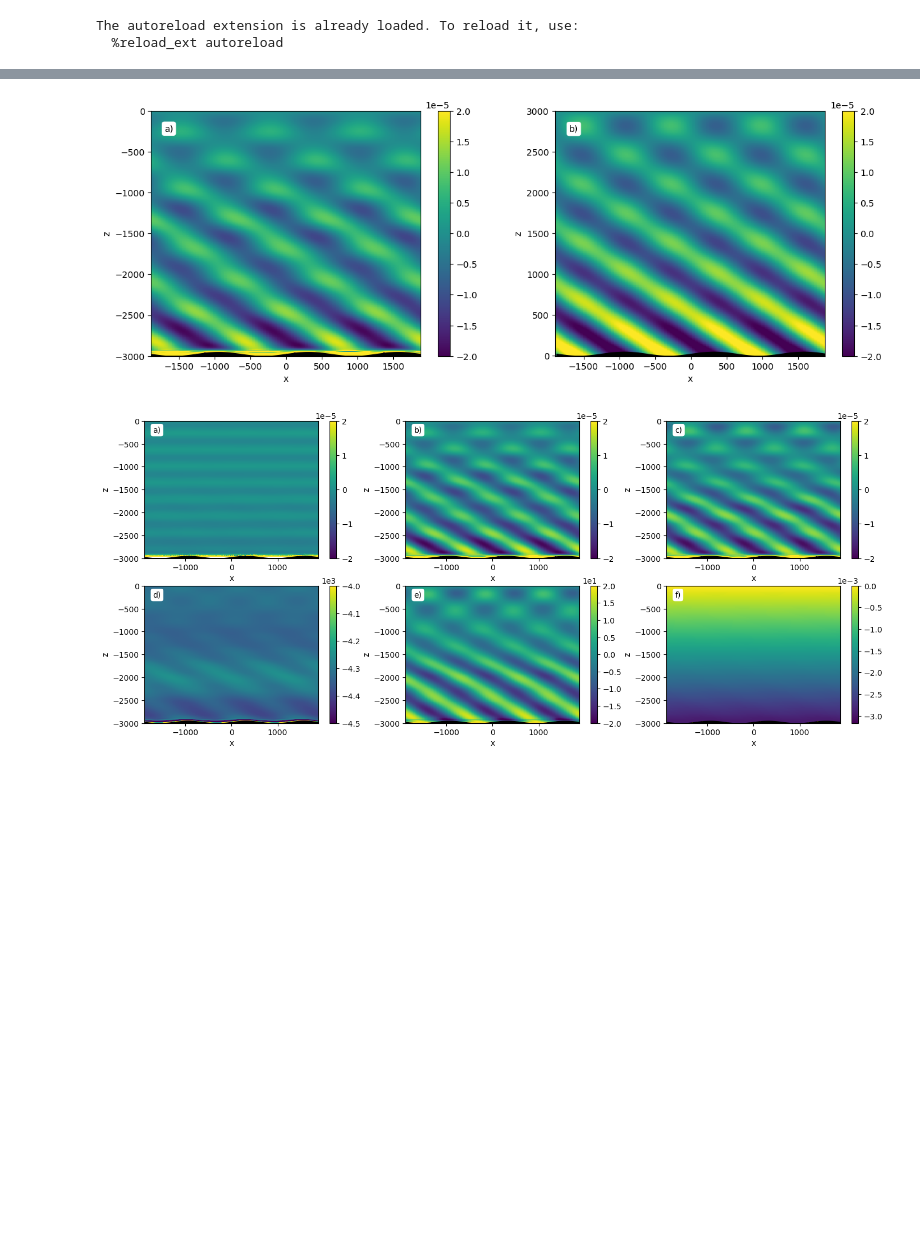
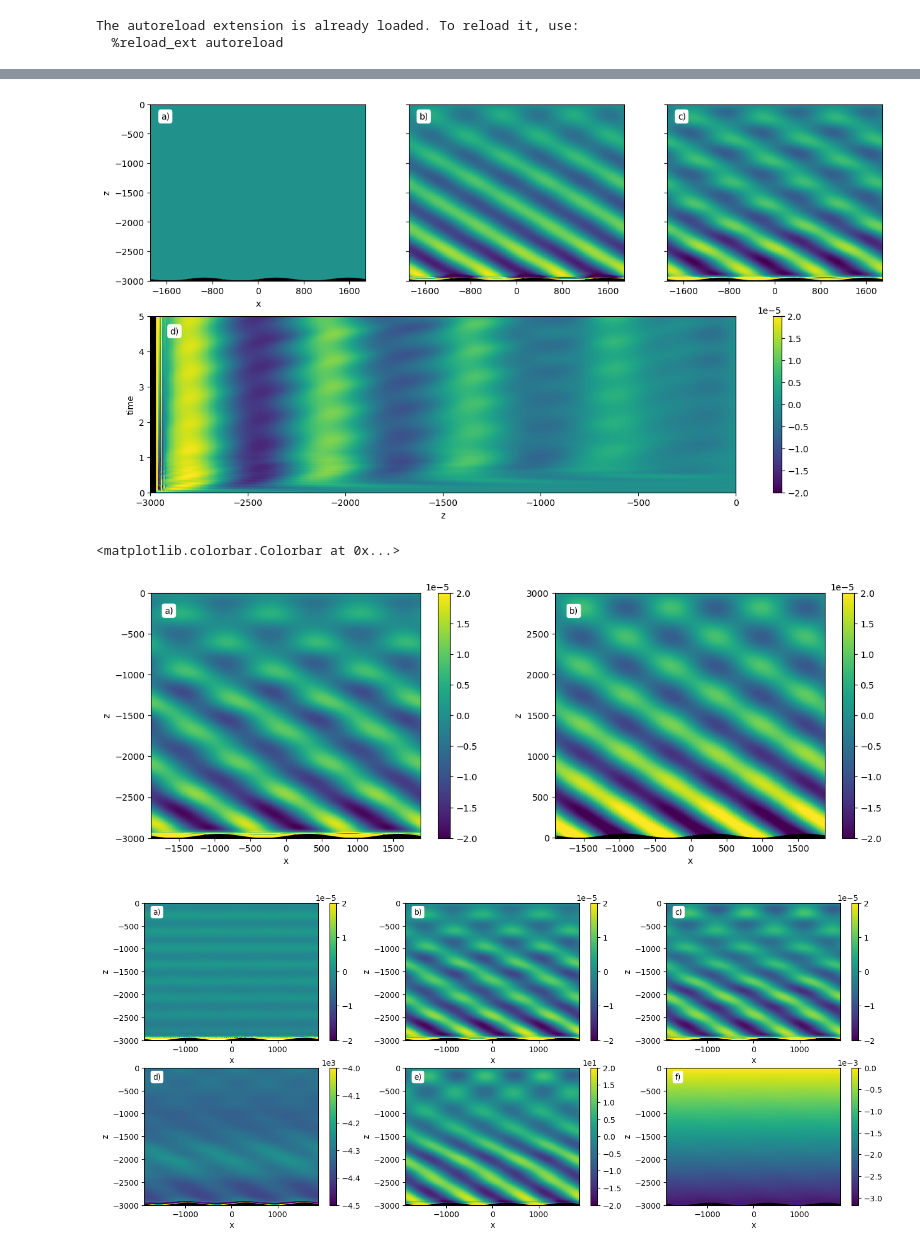
Before and after one commit to YasserB2002/pde-lagrangian-lee-waves, a Jupyter notebook: figure_generation.ipynb, the cells around one changed output, grey strips where cells are left out. Drawn from its saved outputs; the diff is of its cells as text; code cells hidden in the pictures; blank space fills up the shorter version.

```diff
--- a/figure_generation.ipynb
+++ b/figure_generation.ipynb
@@ -105,3 +132,64 @@ plt.savefig('lee_wave_5days.png', bbox_inches='tight')
+# %%
+vmin=-2e-5
+vmax=2e-5
+
+# fig, ax  = plt.subplots(figsize=(15, 8))
+fig = plt.figure(figsize=(15, 8))
+ax0 = plt.subplot2grid((2,3), (0,0))
+ax1 = plt.subplot2grid((2,3), (0,1))
+ax2 = plt.subplot2grid((2,3), (0,2))
+ax3 = plt.subplot2grid((2,3), (1,0), colspan=3)
+
+p0 = ax0.pcolormesh(xx, zz, ds0_bvals - B, vmin=vmin, vmax=vmax)
+p1 = ax1.pcolormesh(xx, zz, ds1_bvals - B, vmin=vmin, vmax=vmax)
+p2 = ax2.pcolormesh(xx, zz, ds5_bvals - B, vmin=vmin, vmax=vmax)
+p3 = ax3.pcolormesh(zz_hov, tt, hov_plot_data.T-B_hov, vmin=vmin, vmax=vmax)
+
+ax0.set_xlabel('x')
+# ax1.set_xlabel('x')
+# ax2.set_xlabel('x')
+ax3.set_xlabel('z')
+
+ax0.set_ylabel('z')
+# ax1.set_ylabel('z')
+# ax2.set_ylabel('z')
+ax3.set_ylabel('time')
+
+ax1.set_yticklabels([])
+ax2.set_yticklabels([])
+
+ax0.xaxis.set_major_locator(ticker.MultipleLocator(800))
+ax1.xaxis.set_major_locator(ticker.MultipleLocator(800))
+ax2.xaxis.set_major_locator(ticker.MultipleLocator(800))
+
+# fill topography with black
+h0 = 25
+H = 3000
+k = 0.005
+topo = h0 * (1 + np.sin(x_values * k)) - H
+bottom = -H*np.ones_like(topo)
+
+ax0.fill_between(x_values, topo, bottom, color="k")
+ax1.fill_between(x_values, topo, bottom, color="k")
+ax2.fill_between(x_values, topo, bottom, color="k")
+ax3.axvspan(-3000, h0 * (1 + np.sin(k * ds_hovmoller.xC.values[0]))-3000, color='k')
+
+text_x = -1700
+text_y = -250
+bbox=dict(facecolor='white', edgecolor='none', boxstyle='round')
+ax0.text(text_x, text_y, 'a)', bbox=bbox)
+ax1.text(text_x, text_y, 'b)', bbox=bbox)
+ax2.text(text_x, text_y, 'c)', bbox=bbox)
+ax3.text(-2900, 4.5, 'd)', bbox=bbox)
+
+# fig.colorbar(p0, ax=ax0)
+# fig.colorbar(p1, ax=ax1)
+# fig.colorbar(p2, ax=ax2)
+fig.colorbar(p3, ax=ax3)
+# plt.tight_layout()
+# plt.savefig('lee_wave_hovmoller_new.png', bbox_inches='tight')
+# %% [output]
+[figure, added]
 # %%
 # linear solver setup
 from solver import LeeWaveSolver
@@ -148,8 +236,9 @@ ax[1].text(text_x, 3000 + text_y, 'b)', bbox=bbox)
 
 fig.colorbar(p1, ax=ax[0])
 fig.colorbar(p2, ax=ax[1])
-plt.savefig('lee_wave_vs_solver.png', bbox_inches='tight')
+# plt.savefig('lee_wave_vs_solver.png', bbox_inches='tight')
 # %% [output]
+<matplotlib.colorbar.Colorbar at 0x...>
 [figure]
 # %%
 fig, ax = plt.subplots(2, 3, figsize=(17,7))
```
Also changed, not shown: parts of 13 cells of this notebook.
